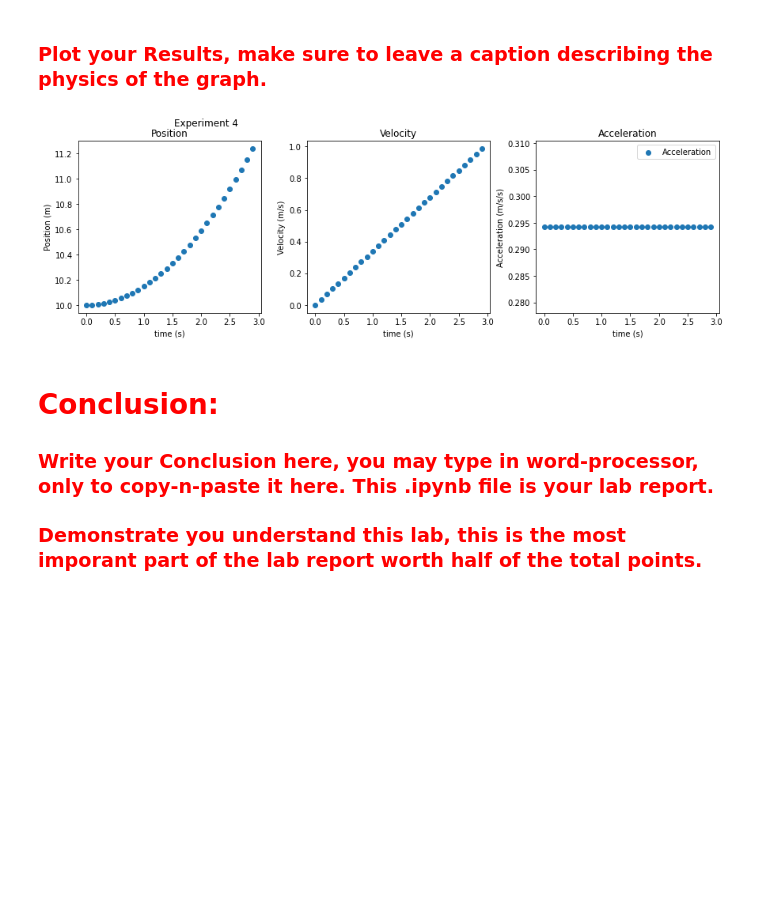
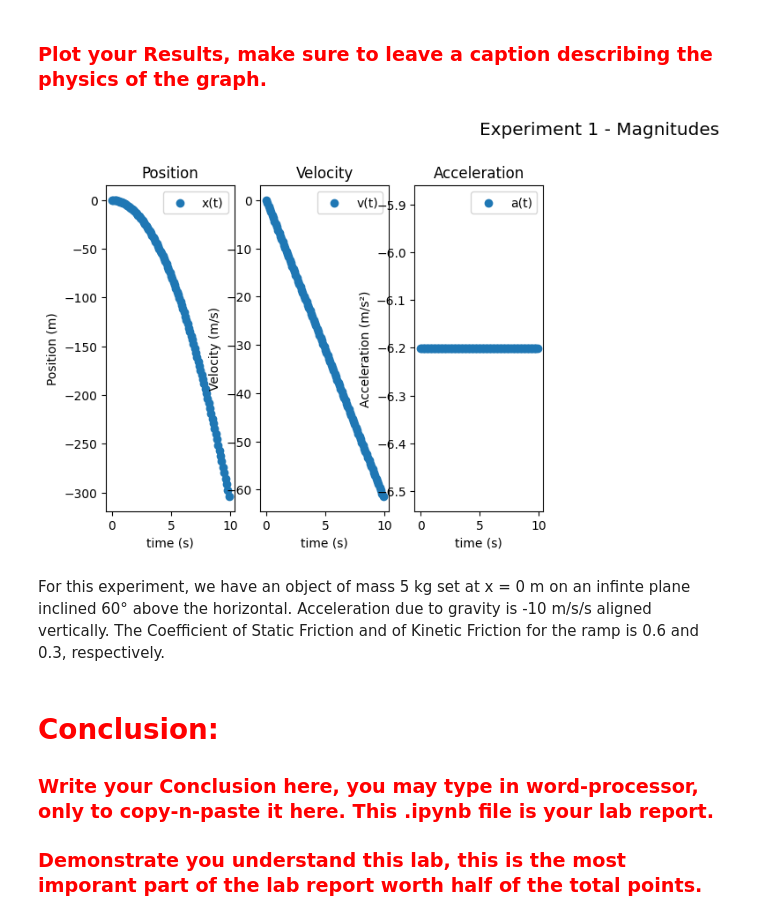
Before and after one commit to CalebAnderson22/PHY122, a Jupyter notebook: N3L_Anderson.ipynb, the cells around one changed output. Saved outputs shown, nothing was run; the diff lists cells and outputs as text; code cells hidden in the pictures; blank space fills up the shorter version.

```diff
--- a/N3L_Anderson.ipynb
+++ b/N3L_Anderson.ipynb
@@ -178,17 +200,17 @@ plt.show()
  </font>
 # %%
 θ  = 60   ## initial angle
-μs = 1.30 ## static-friction coefficient
-μk = 1.8  ## kinetic-friction coefficient
+μs = 0.6 ## static-friction coefficient
+μk = 0.3  ## kinetic-friction coefficient
 
 dt = 0.1 ## s  : detector/sim time resolution
-mass = 2 ## kg : mass of particle
+mass = 5 ## kg : mass of particle
 g = 10   ## m/s/s
-x0 = array([0.,  10. , 0.]) ## m  : initial position
+x0 = array([0.,  0. , 0.]) ## m  : initial position
 v0 = array([ 0.,  0. , 0.]) ## m/s: initial velocity
-a0 = array([ 0., -1., 0.]) * mass * g ## m/s/s: initial acceleration
+a0 = array([ 0., 0., 0.]) * mass * g ## m/s/s: initial acceleration
 
-time = arange(0, 3, dt) ## s : time array (array containing all moments in time)
+time = arange(0, 10, dt) ## s : time array (array containing all moments in time)
 # %% [markdown]
 ###  <font color='Red'> Define an acting force on this particle acting for all times, e.g. the force of gravity (it can be any force), i.e. f_t a 2D array, the same shape of the force defined in lab 2.  </font>
 # %%
@@ -213,26 +235,28 @@ for t in range(1,len(time)): ## iteratively run algorithm for all entries (for a
 ###  <font color='Red'> Plot your Results, make sure to leave a caption describing the physics of the graph. </font>
 # %%
 fig, (ax1, ax2, ax3) = plt.subplots(1, 3)
-fig.suptitle('Experiment 4')
-fig.subplots_adjust(hspace=0.01, wspace=0.25, right=2)
+fig.text(1, 1, "Experiment 1 - Magnitudes", ha='center', fontsize='x-large')
 
-ax1.scatter(time, x_t[:,1])
+ax1.scatter(time, x_t[:,1], label="x(t)")
+ax1.legend(loc="upper right")
 ax1.set_title("Position")
 ax1.set(xlabel='time (s)', ylabel='Position (m)')
 
-#ax2.scatter(time, v_t[:,1])
-ax2.scatter(time, norm(v_t, axis=1))
+ax2.scatter(time, v_t[:,1], label="v(t)")
+ax2.legend(loc="upper right")
 ax2.set_title("Velocity")
 ax2.set(xlabel='time (s)', ylabel='Velocity (m/s)')
 
-ax3.scatter(time, a_t[:,1], label="Acceleration")
+ax3.scatter(time, a_t[:,1], label="a(t)")
 ax3.legend(loc="upper right")
 ax3.set_title("Acceleration")
-ax3.set(xlabel='time (s)', ylabel='Acceleration (m/s/s)')
+ax3.set(xlabel='time (s)', ylabel='Acceleration (m/s\u00b2)')
 
 fig.show()
 # %% [output]
-[figure, old version]
+[figure, new version]
+# %% [markdown]
+For this experiment, we have an object of mass 5 kg set at x = 0 m on an infinte plane inclined 60° above the horizontal. Acceleration due to gravity is -10 m/s/s aligned vertically. The Coefficient of Static Friction and of Kinetic Friction for the ramp is 0.6 and 0.3, respectively.
 # %% [markdown]
 #  <font color='Red'> **Conclusion:** </font>
 
```
Also changed, not shown: parts of 13 cells of this notebook.
